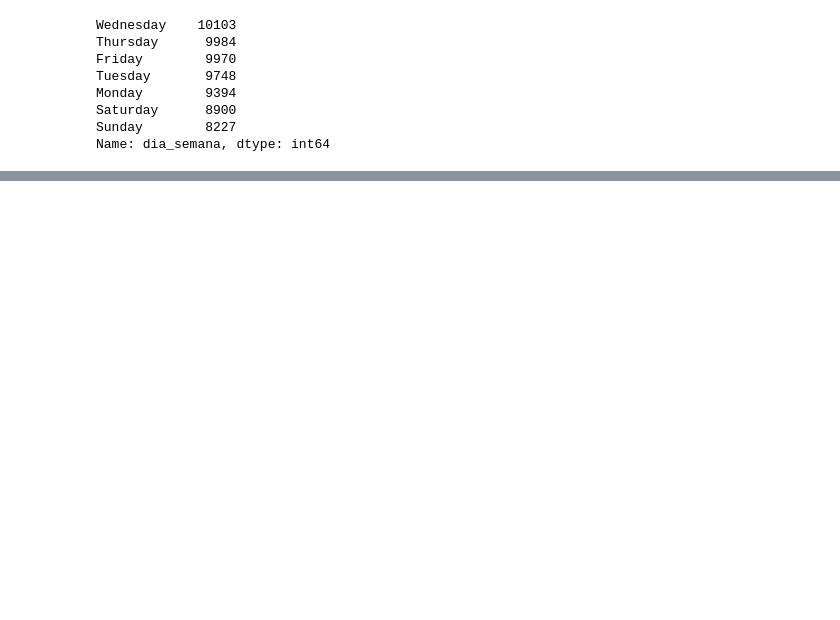
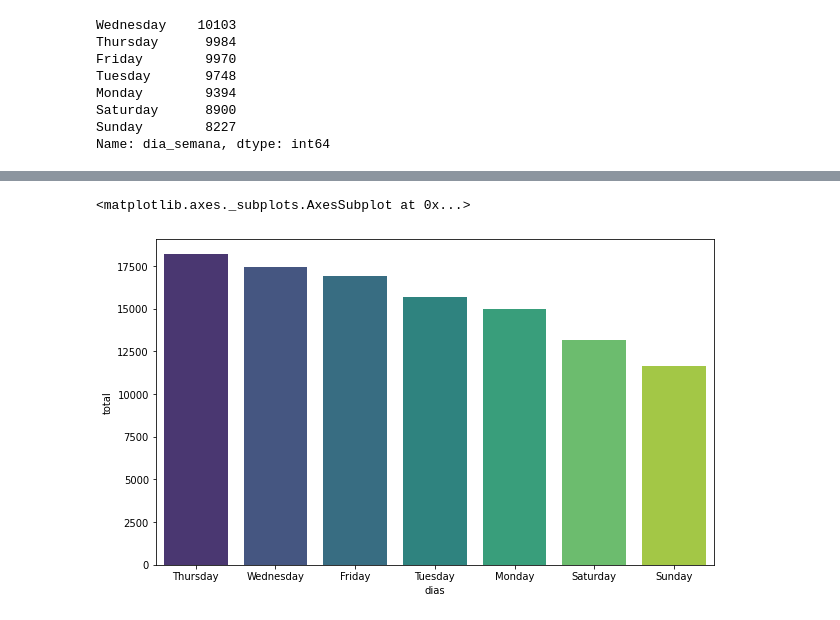
Before and after one commit to gabrielcn/Bike_Sharing, a Jupyter notebook: cyclistic_bike_share.ipynb, the cells around one changed output, grey strips where cells are left out. Saved outputs shown, nothing was run; the diff lists cells and outputs as text; code cells hidden in the pictures; blank space fills up the shorter version.

```diff
--- a/cyclistic_bike_share.ipynb
+++ b/cyclistic_bike_share.ipynb
@@ -183,0 +236,6 @@ Name: dia_semana, dtype: int64
+# %%
+plt.figure(figsize=(10,6)) #Configura o tamanho da figura (10 para direita e 6 para baixo)
+sns.barplot(x="dias", y="total", data = df_qtd_viagem_por_dia_chicago, palette = "viridis") #pallete, atributo que permite escolher um palete de cor, no caso é viridis
+# %% [output]
+<matplotlib.axes._subplots.AxesSubplot at 0x...>
+[figure, added]
```
Also changed, not shown: parts of 13 cells of this notebook.
